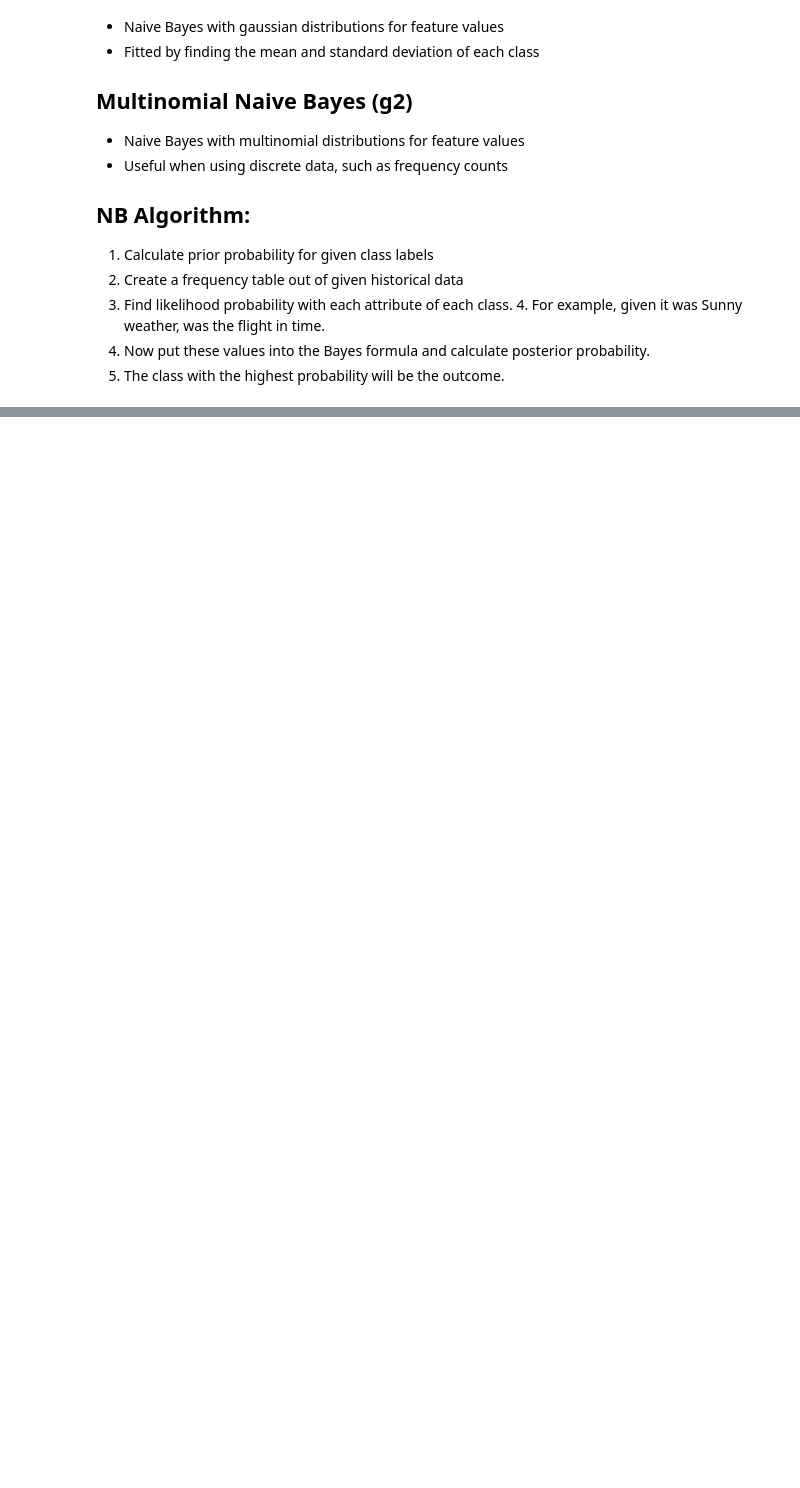
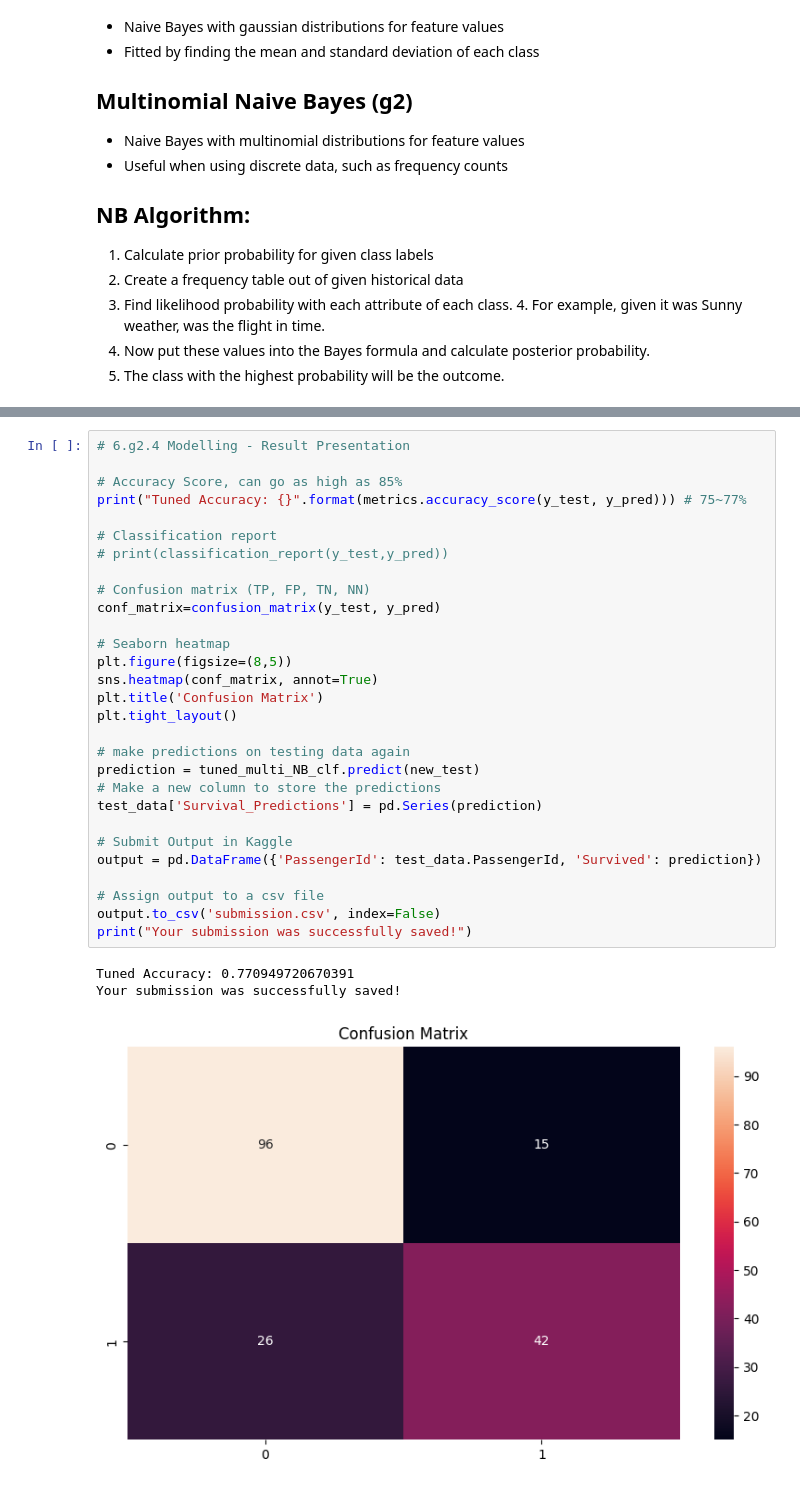
Before and after one commit to Alex-Mak-MCW/Titanic-Survival-Precictions-Project, a Jupyter notebook: KaggleTitanicProject.ipynb, the cells around one changed output, grey strips where cells are left out. Saved outputs shown, nothing was run; the diff lists cells and outputs as text; blank space fills up the shorter version.

```diff
--- a/KaggleTitanicProject.ipynb
+++ b/KaggleTitanicProject.ipynb
@@ -1859,3 +1959,36 @@ Your submission was successfully saved!
+# %%
+# 6.g2.4 Modelling - Result Presentation
+
+# Accuracy Score, can go as high as 85%
+print("Tuned Accuracy: {}".format(metrics.accuracy_score(y_test, y_pred))) # 75~77%
+
+# Classification report
+# print(classification_report(y_test,y_pred))
+
+# Confusion matrix (TP, FP, TN, NN)
+conf_matrix=confusion_matrix(y_test, y_pred)
+
+# Seaborn heatmap
+plt.figure(figsize=(8,5))
+sns.heatmap(conf_matrix, annot=True)
+plt.title('Confusion Matrix')
+plt.tight_layout()
+
+# make predictions on testing data again
+prediction = tuned_multi_NB_clf.predict(new_test)
+# Make a new column to store the predictions
+test_data['Survival_Predictions'] = pd.Series(prediction)
+
+# Submit Output in Kaggle
+output = pd.DataFrame({'PassengerId': test_data.PassengerId, 'Survived': prediction})
+
+# Assign output to a csv file
+output.to_csv('submission.csv', index=False)
+print("Your submission was successfully saved!")
+# %% [output]
+Tuned Accuracy: 0.770949720670391
+Your submission was successfully saved!
+[figure, added]
 # %% [markdown]
 # Summary of NB
 
```
Also changed, not shown: parts of 8 cells of this notebook, 1 other file.
